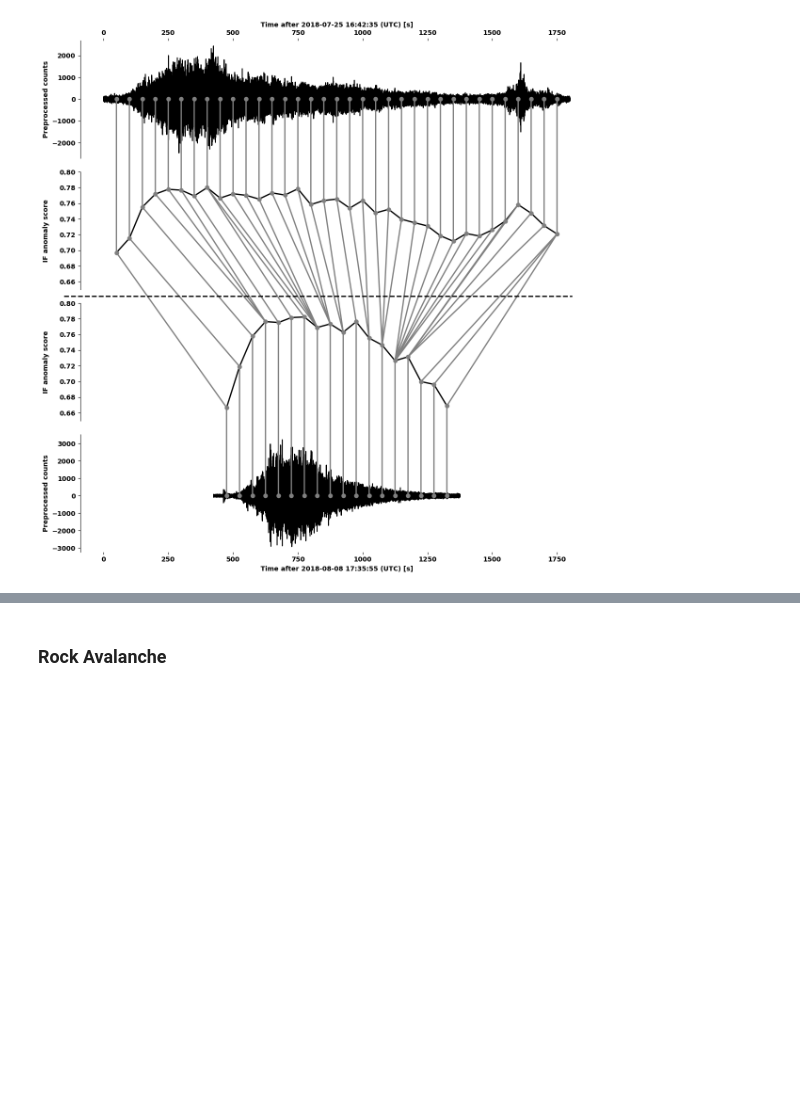
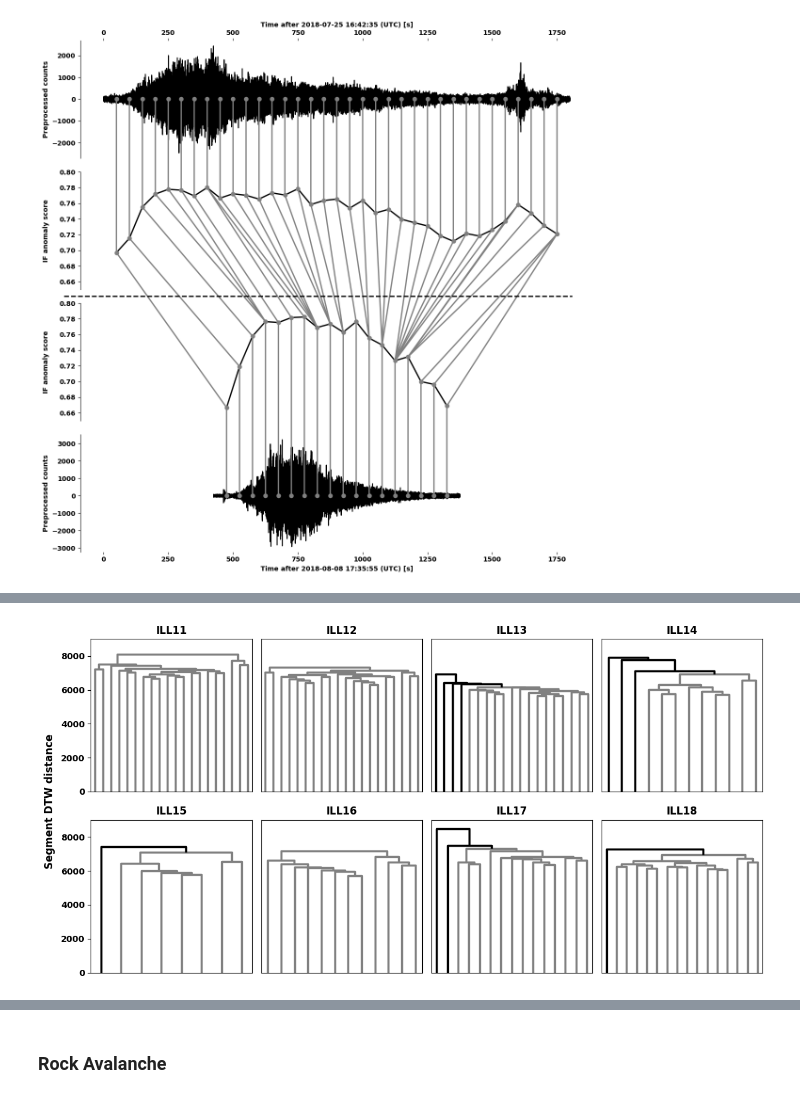
Before and after one commit to FKamper/seismic-isolation-forest, a Jupyter notebook: notebooks/plots.ipynb, the cells around one changed output, grey strips where cells are left out. Saved outputs shown, nothing was run; the diff lists cells and outputs as text; code cells hidden in the pictures; blank space fills up the shorter version.

```diff
--- a/notebooks/plots.ipynb
+++ b/notebooks/plots.ipynb
@@ -305,0 +301,8 @@ plt.show()
+# %%
+station = "KARAT"
+network = "DK"
+segments = pd.read_csv(f"../output/{network}/if/segments/{station}.csv", index_col=0)
+segments = segments[segments["scores"] >= 0.7].reset_index(drop=True)
+segments = segments[segments["label"] != "N"].reset_index(drop=True)
+segments = segments[segments["label"] != "TEQ"].reset_index(drop=True)
+segments[["most_anomalous_start", "scores", "label"]]
@@ -772,0 +782,84 @@ plt.show()
+# %%
+fig, axes = plt.subplots(2, 4, figsize=(12, 6))
+network = "XP"
+
+higlights_dict = {
+    "ILL11": {},
+    "ILL12": {},
+    "ILL13": {0, 1, 3, 4},
+    "ILL14": {2, 5, 10},
+    "ILL15": {6},
+    "ILL16": {},
+    "ILL17": {0, 1},
+    "ILL18": {0},
+}
+
+row = 0
+col = 0
+
+for station in ill_stations:
+    dtw_path = f"../output/{network}/dtw/reference_segments/{station}_pairwise"
+
+    with open(dtw_path, "rb") as f:
+        indices, results = pickle.load(f)
+
+    nseg = max(indices)[1] + 1
+    D = np.zeros([nseg, nseg])
+
+    for k in range(len(indices)):
+        i, j = indices[k]
+        D[i, j] = np.median(results[k][0])
+        D[j, i] = D[i, j]
+
+    Dsqf = squareform(D)
+    Z = linkage(Dsqf, method="complete")
+
+    highlight = higlights_dict[station]
+
+    if len(highlight) == 0:
+
+        def link_color_func(k):
+            return "gray"
+
+    else:
+        clusters = {i: {i} for i in range(nseg)}
+        for i, (c1, c2, _, _) in enumerate(Z):
+            c1, c2 = int(c1), int(c2)
+            clusters[nseg + i] = clusters[c1] | clusters[c2]
+
+        def link_color_func(k):
+            return "black" if clusters[k] & highlight else "gray"
+
+    dendrogram(
+        Z,
+        link_color_func=link_color_func,
+        ax=axes[row, col],
+        labels=np.repeat("", nseg),
+    )
+    axes[row, col].set_ylim(0, 9000)
+    axes[row, col].set_title(station, fontweight="bold")
+
+    if col != 0:
+        axes[row, col].yaxis.set_visible(False)
+
+    if col == 0:
+        for label in (
+            axes[row, col].get_xticklabels() + axes[row, col].get_yticklabels()
+        ):
+            label.set_fontweight("bold")
+
+    col += 1
+    if col == 4:
+        col = 0
+        row += 1
+
+for ax in axes.flatten():
+    for coll in ax.collections:
+        coll.set_linewidth(2.5)
+
+plt.tight_layout(rect=[0.03, 0, 1, 1])
+fig.supylabel("Segment DTW distance", fontweight="bold")
+plt.savefig("../plots/XP_dendros.pdf", dpi=300)
+plt.show()
+# %% [output]
+[figure, added]
```
Also changed, not shown: parts of 19 cells of this notebook, 5 other files.
